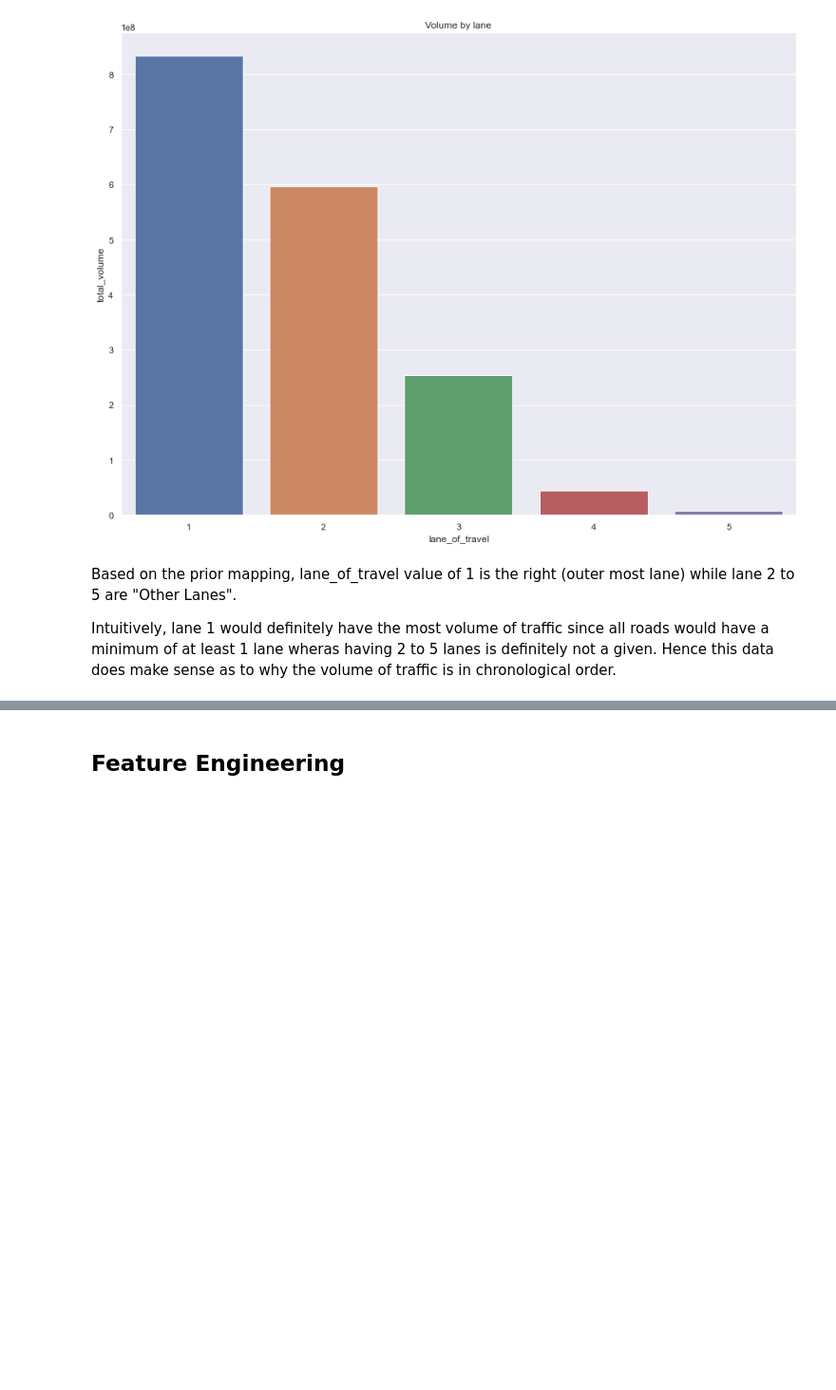
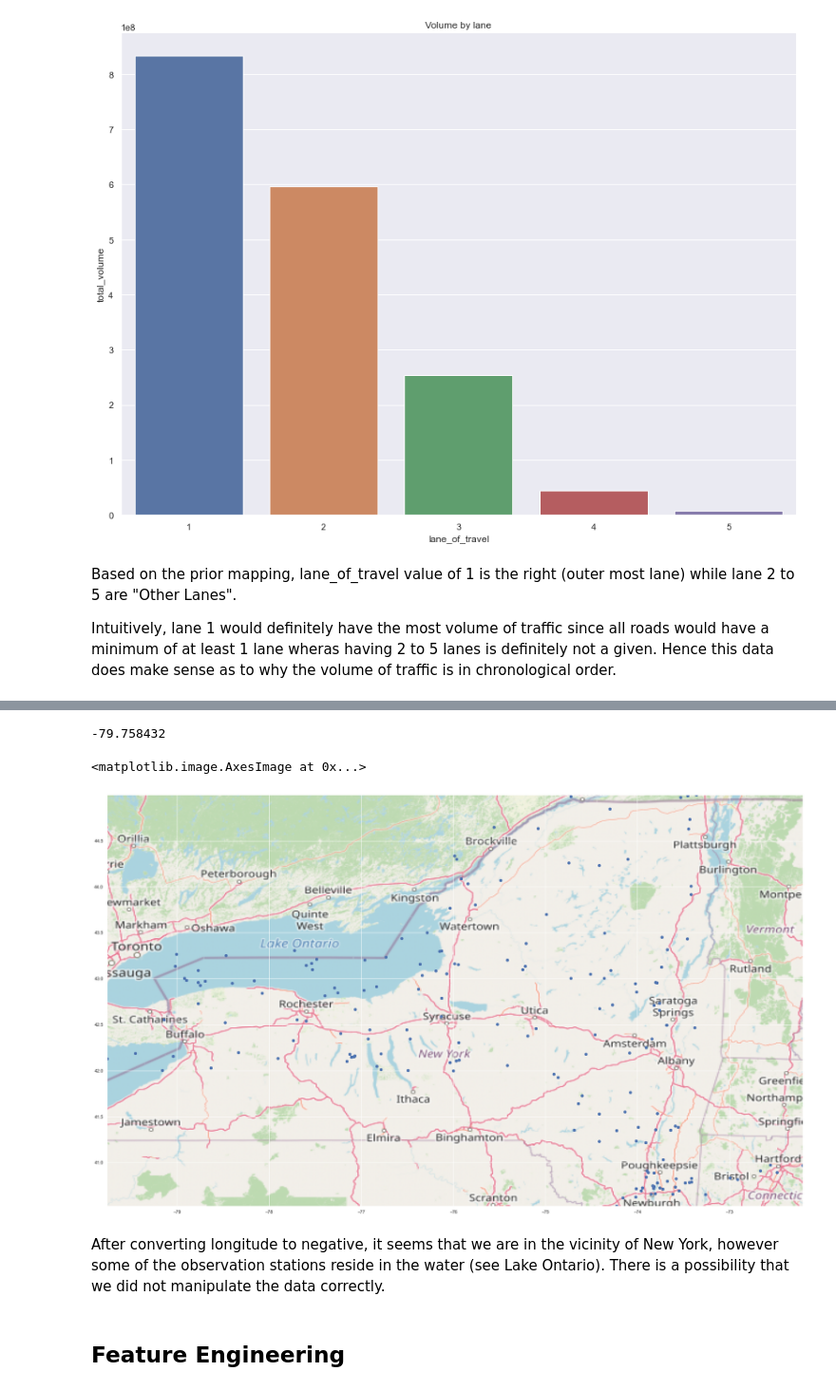
Before and after one commit to Daryl-PSH/us_traffic, a Jupyter notebook: notebooks/EDA.ipynb, the cells around one changed output, grey strips where cells are left out. Shown at 95% size. Cells and saved outputs as stored; diff of their text form; code cells hidden in the pictures; blank space fills up the shorter version.

```diff
--- a/notebooks/EDA.ipynb
+++ b/notebooks/EDA.ipynb
@@ -308,3 +304,22 @@ station_df["longitude"].min()
+# %%
+station_df["longitude"].min()
+# %% [output]
+-79.758432
+# %%
+maps = plt.imread("map.png")
+# %%
+bbox = ((station_df["longitude"].min(), station_df["longitude"].max(),
+         station_df["latitude"].min(), station_df["latitude"].max()))
+# %%
+fig, ax = plt.subplots(figsize = (30, 40))
+ax.scatter(station_df["longitude"], station_df["latitude"])
+
+ax.imshow(maps, extent=bbox)
+# %% [output]
+<matplotlib.image.AxesImage at 0x...>
+[figure, added]
+# %% [markdown]
+After converting longitude to negative, it seems that we are in the vicinity of New York, however some of the observation stations reside in the water (see Lake Ontario). There is a possibility that we did not manipulate the data correctly.
 # %% [markdown]
 ## Feature Engineering
 # %% [markdown]
```
Also changed, not shown: parts of 37 cells of this notebook.
